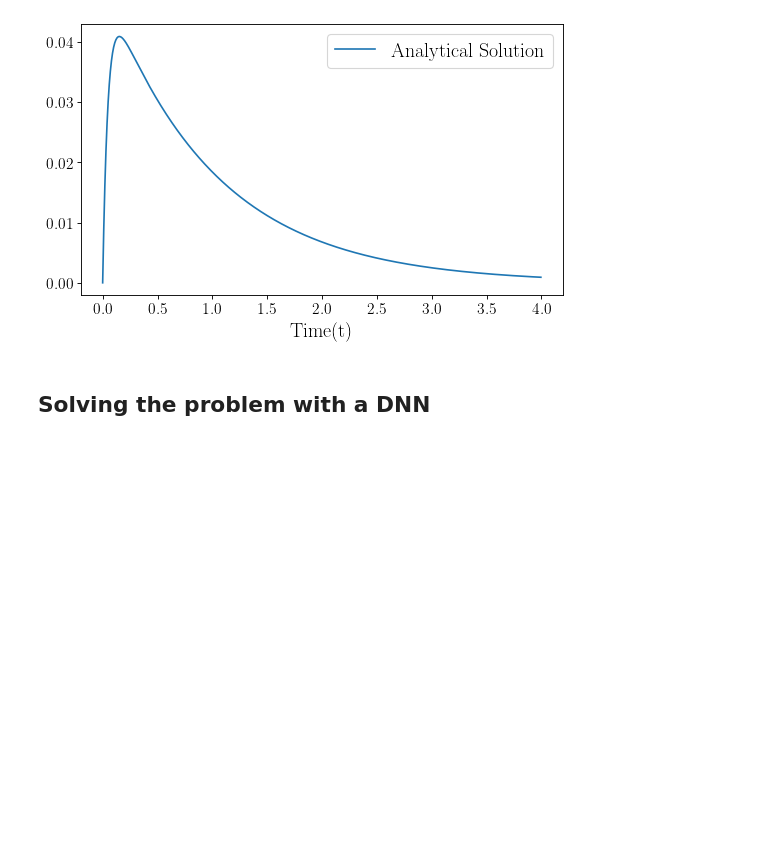
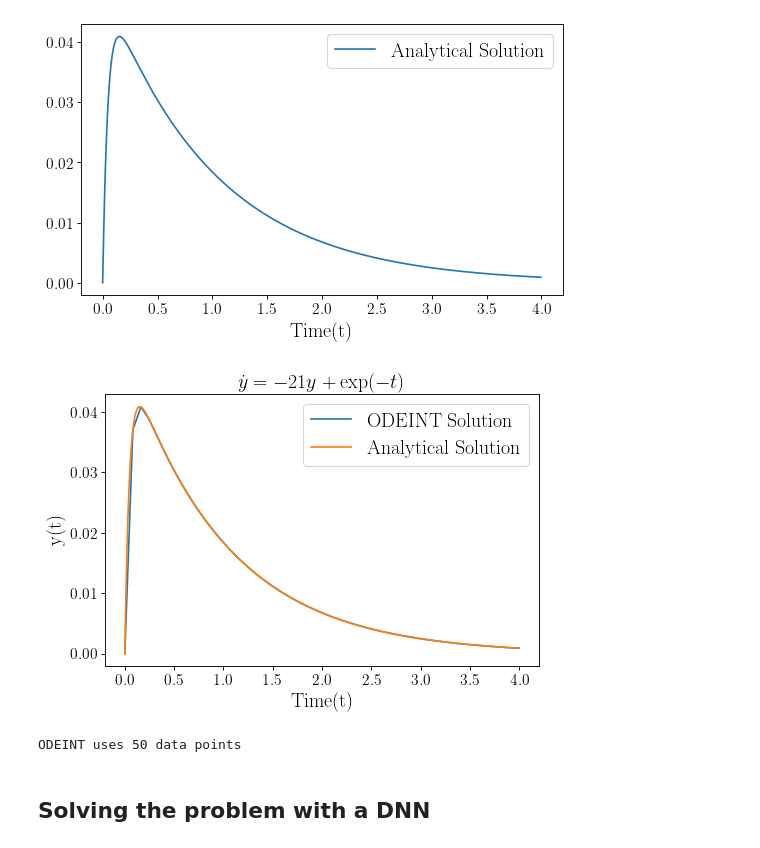
Before and after one commit to Mekahou/Fun-Stuff, a Jupyter notebook: codes/stiff differential equations/7.1 Solving Stiff ODEs DNN, No Boundary In The Loss.ipynb, the cells around one changed output. Saved outputs shown, nothing was run; the diff lists cells and outputs as text; code cells hidden in the pictures; blank space fills up the shorter version.

```diff
--- a/codes/stiff differential equations/7.1 Solving Stiff ODEs DNN, No Boundary In The Loss.ipynb
+++ b/codes/stiff differential equations/7.1 Solving Stiff ODEs DNN, No Boundary In The Loss.ipynb
@@ -68,6 +68,37 @@ plt.legend(loc='best')
 plt.show()
 # %% [output]
 [figure]
+# %%
+from scipy.integrate import odeint
+def g_1(y,t):
+    α = params().α
+    β = params().β
+    dydt = α * y + np.exp(β*t)
+    return dydt
+
+y0 = 0.0
+
+# time points
+time_1 = np.linspace(0,params().T)
+
+# solve ODE
+y_1 = odeint(g_1,y0,time_1)
+
+# plot results
+plt.plot(time_1,y_1, label = r"ODEINT Solution")
+plt.plot(time_mesh,y_theory,label= r"Analytical Solution")
+plt.title(r"$\dot{y} = -21y+\exp(-t)$")
+plt.xlabel('Time(t)')
+plt.ylabel('y(t)')
+plt.legend(loc='best')
+
+plt.show()
+# %% [output]
+[figure, added]
+# %%
+print("ODEINT uses",time_1.shape[0], "data points")
+# %% [output]
+ODEINT uses 50 data points
 # %% [markdown]
 ## Solving the problem with a DNN
 # %%
```
Also changed, not shown: parts of 8 cells of this notebook, 1 other file.
